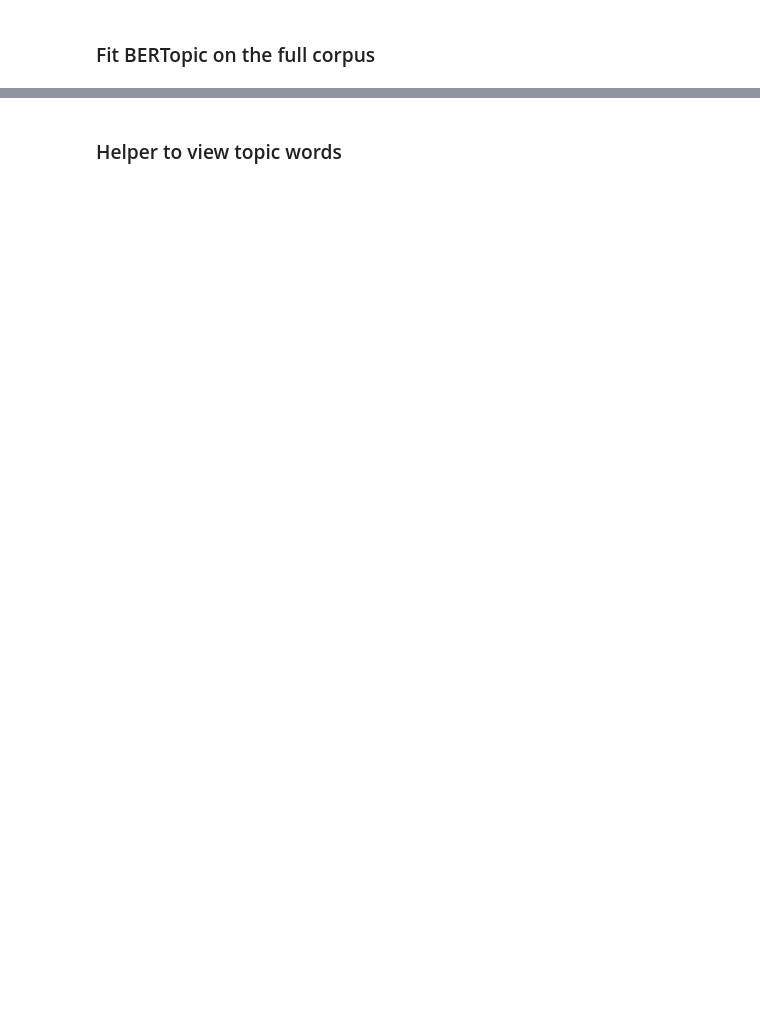
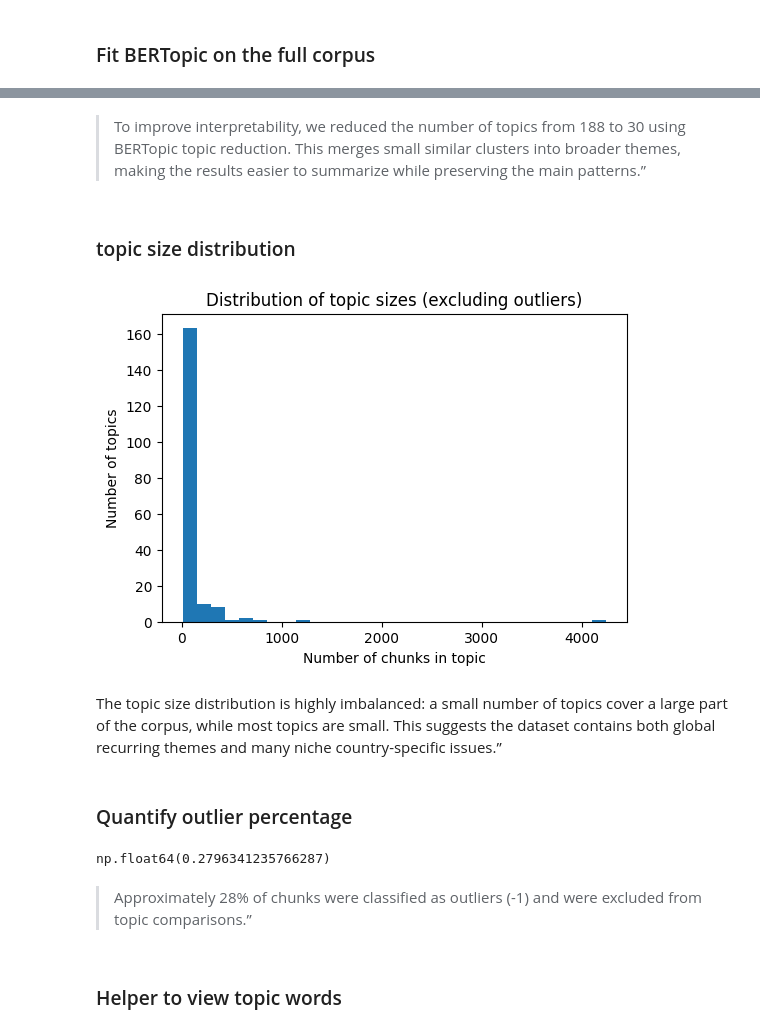
Before and after one commit to E-Zahra/Text-Mining-Project-US-EU-Diplomatic-Communications-2013-2015-, a Jupyter notebook: dataset /topicmodeling.ipynb, the cells around one changed output, grey strips where cells are left out. Cells and saved outputs as stored; diff of their text form; code cells hidden in the pictures; blank space fills up the shorter version.

```diff
--- a/dataset /topicmodeling.ipynb
+++ b/dataset /topicmodeling.ipynb
@@ -222,0 +274,10 @@ To disable this warning, you can either:
+# %%
+topic_info = topic_model.get_topic_info().copy()
+
+# Exclude outliers for interpretation
+main_topics = topic_info[topic_info["Topic"] != -1].copy()
+
+# Add share
+main_topics["share"] = main_topics["Count"] / main_topics["Count"].sum()
+
+main_topics.head(30)[["Topic","Count","share","Name"]]
@@ -223,3 +313,33 @@ To disable this warning, you can either:
+# %% [markdown]
+>To improve interpretability, we reduced the number of topics from 188 to 30 using BERTopic topic reduction. This merges small similar clusters into broader themes, making the results easier to summarize while preserving the main patterns.”
+# %% [markdown]
+### topic size distribution
+# %%
+import matplotlib.pyplot as plt
+
+sizes = main_topics["Count"].values
+
+plt.figure(figsize=(6,4))
+plt.hist(sizes, bins=30)
+plt.title("Distribution of topic sizes (excluding outliers)")
+plt.xlabel("Number of chunks in topic")
+plt.ylabel("Number of topics")
+plt.show()
+# %% [output]
+[figure, added]
+# %% [markdown]
+The topic size distribution is highly imbalanced: a small number of topics cover a large part of the corpus, while most topics are small. This suggests the dataset contains both global recurring themes and many niche country-specific issues.”
+# %% [markdown]
+### Quantify outlier percentage
+# %%
+total = topic_info["Count"].sum()
+outliers = int(topic_info.loc[topic_info["Topic"] == -1, "Count"].iloc[0])
+outlier_rate = outliers / total
+outlier_rate
+# %% [output]
+np.float64(0.2796341235766287)
+# %% [markdown]
+> Approximately 28% of chunks were classified as outliers (-1) and were excluded from topic comparisons.”
 # %% [markdown]
 ### Helper to view topic words
 # %%
```
Also changed, not shown: parts of 59 cells of this notebook, 2 other files.
